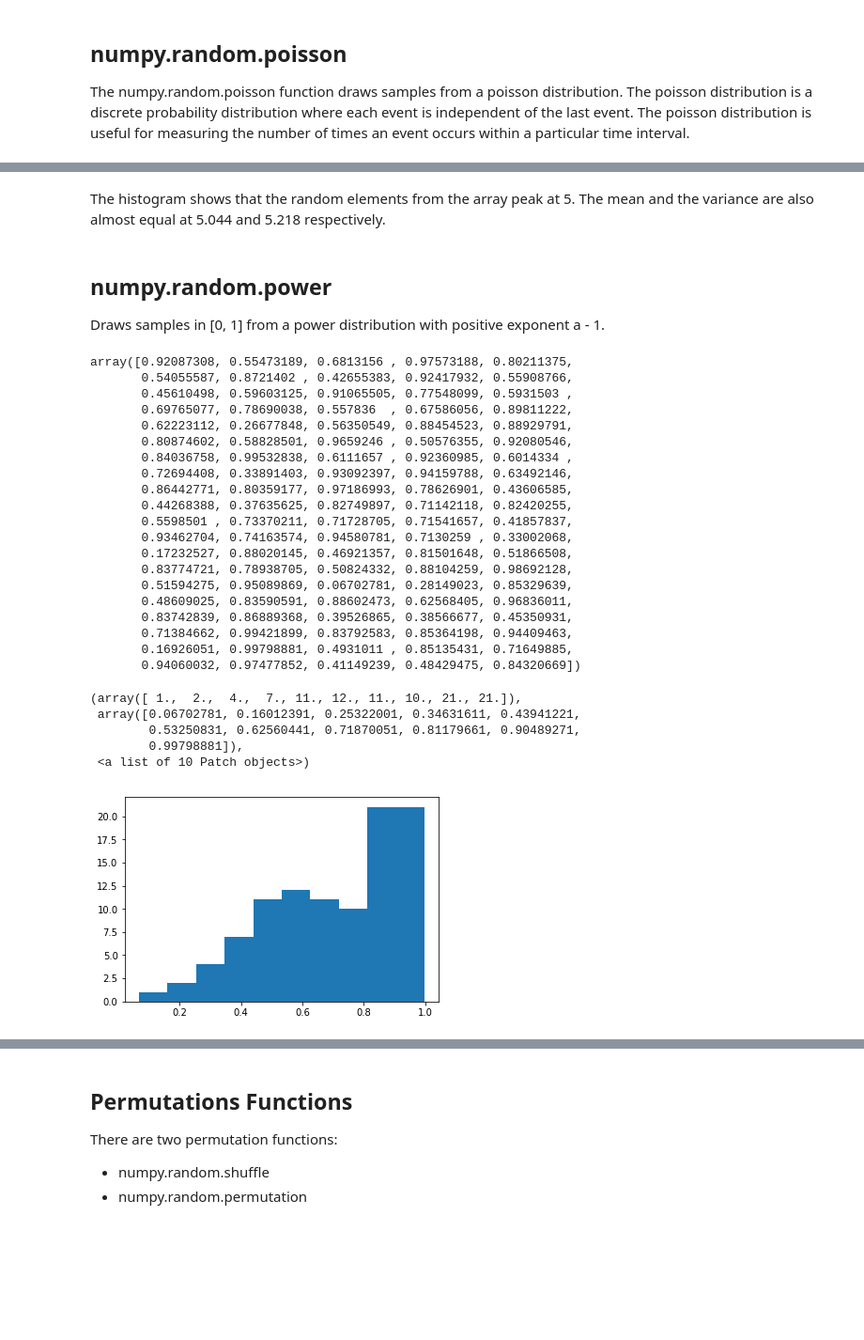
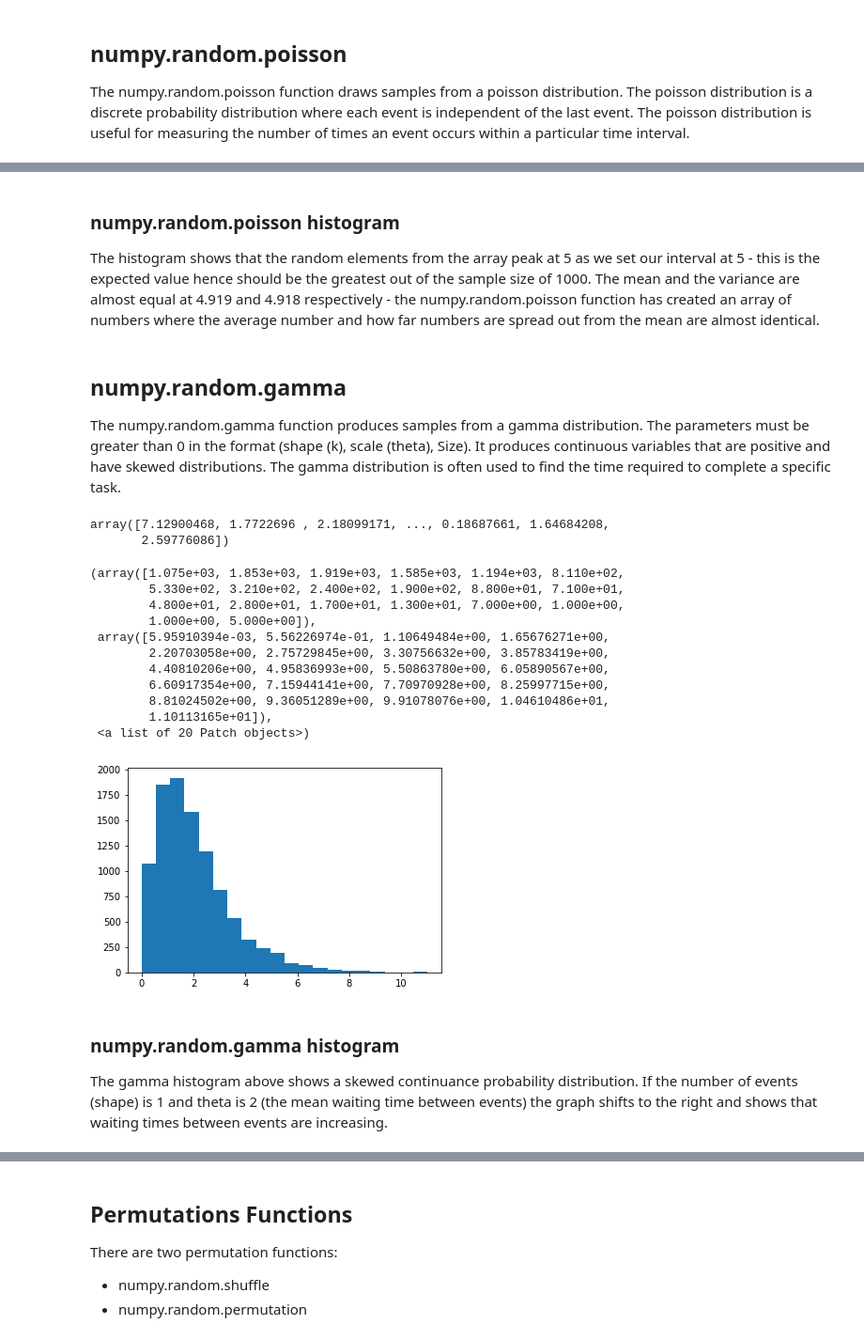
Before and after one commit to beccycole/Programming-for-Data-Analysis, a Jupyter notebook: numpy-random.ipynb, the cells around one changed output, grey strips where cells are left out. Shown at 94% size. Cells and saved outputs as stored; diff of their text form; code cells hidden in the pictures; blank space fills up the shorter version.

Commit message:
Added more detail and changed coding on distributions

```diff
--- a/numpy-random.ipynb
+++ b/numpy-random.ipynb
@@ -312,6 +294,0 @@ np.mean(x)
-# %% [markdown]
-The histogram shows that the random elements from the array peak at 5. The mean and the variance are also almost equal at 5.044 and 5.218 respectively.
-# %% [markdown]
-## numpy.random.power
-
-Draws samples in [0, 1] from a power distribution with positive exponent a - 1.
@@ -320,36 +295,39 @@ x = np.random.power(2, 100)
+# %% [markdown]
+### numpy.random.poisson histogram
+
+The histogram shows that the random elements from the array peak at 5 as we set our interval at 5 - this is the expected value hence should be the greatest out of the sample size of 1000. The mean and the variance are almost equal at 4.919 and 4.918 respectively - the numpy.random.poisson function has created an array of numbers where the average number and how far numbers are spread out from the mean are almost identical.
+# %% [markdown]
+## numpy.random.gamma
+
+The numpy.random.gamma function produces samples from a gamma distribution. The parameters must be greater than 0 in the format (shape (k), scale (theta), Size). It produces continuous variables that are positive and have skewed distributions. The gamma distribution is often used to find the time required to complete a specific task.
+# %%
+# use the np.random.gamma function where the shape is 2, scale is 1 and size of the random sample is 10000
+x = np.random.gamma(2, 1, 10000)
 # %%
 x
 # %% [output]
-array([0.92087308, 0.55473189, 0.6813156 , 0.97573188, 0.80211375,
-       0.54055587, 0.8721402 , 0.42655383, 0.92417932, 0.55908766,
-       0.45610498, 0.59603125, 0.91065505, 0.77548099, 0.5931503 ,
-       0.69765077, 0.78690038, 0.557836  , 0.67586056, 0.89811222,
-       0.62223112, 0.26677848, 0.56350549, 0.88454523, 0.88929791,
-       0.80874602, 0.58828501, 0.9659246 , 0.50576355, 0.92080546,
-       0.84036758, 0.99532838, 0.6111657 , 0.92360985, 0.6014334 ,
-       0.72694408, 0.33891403, 0.93092397, 0.94159788, 0.63492146,
-       0.86442771, 0.80359177, 0.97186993, 0.78626901, 0.43606585,
-       0.44268388, 0.37635625, 0.82749897, 0.71142118, 0.82420255,
-       0.5598501 , 0.73370211, 0.71728705, 0.71541657, 0.41857837,
-       0.93462704, 0.74163574, 0.94580781, 0.7130259 , 0.33002068,
-       0.17232527, 0.88020145, 0.46921357, 0.81501648, 0.51866508,
-       0.83774721, 0.78938705, 0.50824332, 0.88104259, 0.98692128,
-       0.51594275, 0.95089869, 0.06702781, 0.28149023, 0.85329639,
-       0.48609025, 0.83590591, 0.88602473, 0.62568405, 0.96836011,
-       0.83742839, 0.86889368, 0.39526865, 0.38566677, 0.45350931,
-       0.71384662, 0.99421899, 0.83792583, 0.85364198, 0.94409463,
-       0.16926051, 0.99798881, 0.4931011 , 0.85135431, 0.71649885,
-       0.94060032, 0.97477852, 0.41149239, 0.48429475, 0.84320669])
+array([7.12900468, 1.7722696 , 2.18099171, ..., 0.18687661, 1.64684208,
+       2.59776086])
 # %%
-# create a histogram
-plt.hist(x)
+# create a histogram of the numpy.random.gamma function with 20 bins
+plt.hist(x, bins=20)
 # %% [output]
-(array([ 1.,  2.,  4.,  7., 11., 12., 11., 10., 21., 21.]),
- array([0.06702781, 0.16012391, 0.25322001, 0.34631611, 0.43941221,
-        0.53250831, 0.62560441, 0.71870051, 0.81179661, 0.90489271,
-        0.99798881]),
- <a list of 10 Patch objects>)
+(array([1.075e+03, 1.853e+03, 1.919e+03, 1.585e+03, 1.194e+03, 8.110e+02,
+        5.330e+02, 3.210e+02, 2.400e+02, 1.900e+02, 8.800e+01, 7.100e+01,
+        4.800e+01, 2.800e+01, 1.700e+01, 1.300e+01, 7.000e+00, 1.000e+00,
+        1.000e+00, 5.000e+00]),
+ array([5.95910394e-03, 5.56226974e-01, 1.10649484e+00, 1.65676271e+00,
+        2.20703058e+00, 2.75729845e+00, 3.30756632e+00, 3.85783419e+00,
+        4.40810206e+00, 4.95836993e+00, 5.50863780e+00, 6.05890567e+00,
+        6.60917354e+00, 7.15944141e+00, 7.70970928e+00, 8.25997715e+00,
+        8.81024502e+00, 9.36051289e+00, 9.91078076e+00, 1.04610486e+01,
+        1.10113165e+01]),
+ <a list of 20 Patch objects>)
-[figure, old version]
+[figure, new version]
+# %% [markdown]
+### numpy.random.gamma histogram
+
+The gamma histogram above shows a skewed continuance probability distribution. If the number of events (shape) is 1 and theta is 2 (the mean waiting time between events) the graph shifts to the right and shows that waiting times between events are increasing.
 # %% [markdown]
 ## numpy.random.binomial
 
```
Also changed, not shown: parts of 46 cells of this notebook.
